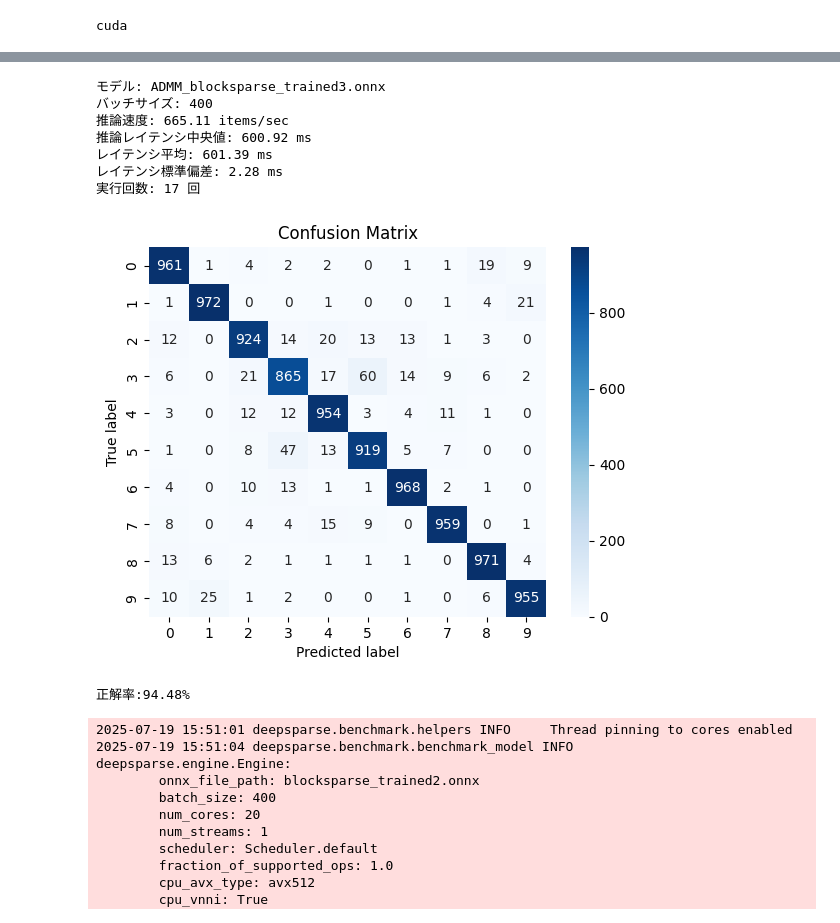
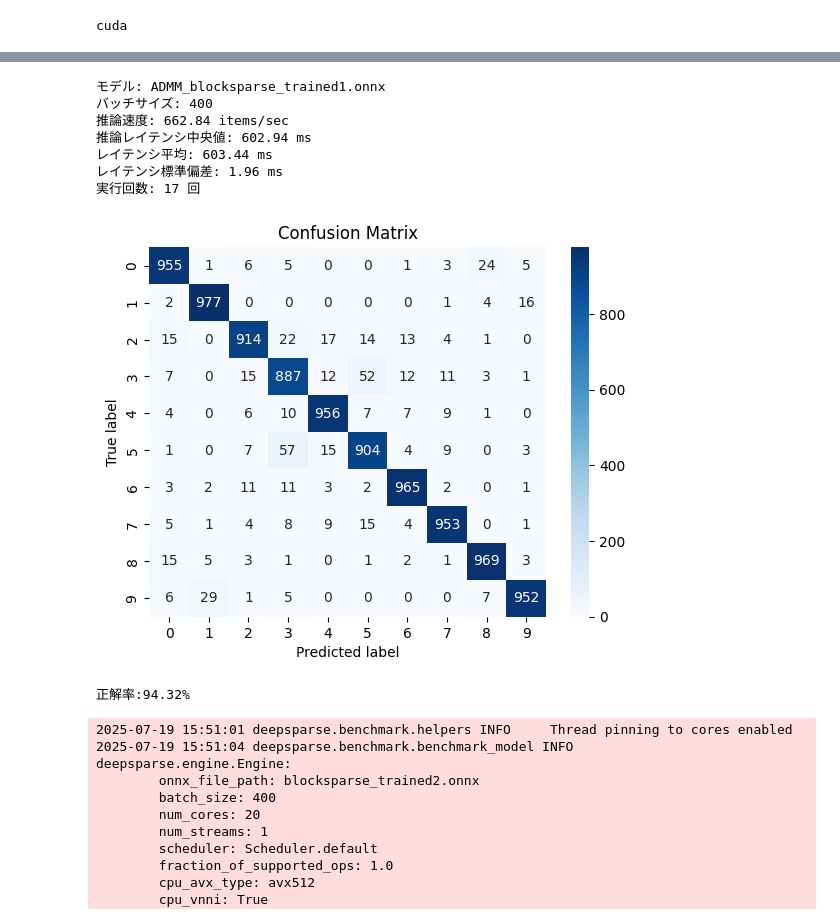
Before and after one commit to Ry0ta3/my-research, a Jupyter notebook: モデルのテスト.ipynb, the cells around one changed output, grey strips where cells are left out. Cells and saved outputs as stored; diff of their text form; code cells hidden in the pictures.

```diff
--- a/モデルのテスト.ipynb
+++ b/モデルのテスト.ipynb
@@ -34,7 +34,7 @@ import seaborn as sns
 from sklearn.metrics import confusion_matrix
 # %%
 # モデル読み込み
-pt_model_path = "ADMM_blocksparse_trained3.pt"   # 測りたいモデルに応じて変える
+pt_model_path = "ADMM_blocksparse_trained1.pt"   # 測りたいモデルに応じて変える
 model = models.resnet18(weights = "IMAGENET1K_V1")
 model.fc = nn.Linear(model.fc.in_features, 10)  # CIFAR-10 にあわせて出力層変更
 model.load_state_dict(torch.load(pt_model_path))
@@ -102,7 +102,7 @@ def accuracy_test(model, test_loader, device):
     print(f'正解率:{CAnumber/cm.sum()*100:.2f}%')
 # %%
 # 推論速度と正解率の表示
-onnx_model_path = "ADMM_blocksparse_trained3.onnx"
+onnx_model_path = "ADMM_blocksparse_trained1.onnx"
 pretty_benchmark(onnx_model_path, batch_size=400)
 accuracy_test(model, testloader, device)
 # %% [output]
@@ -121,12 +122,12 @@ accuracy_test(model, testloader, device)
-モデル: ADMM_blocksparse_trained3.onnx
+モデル: ADMM_blocksparse_trained1.onnx
 バッチサイズ: 400
-推論速度: 665.11 items/sec
-推論レイテンシ中央値: 600.92 ms
-レイテンシ平均: 601.39 ms
-レイテンシ標準偏差: 2.28 ms
+推論速度: 662.84 items/sec
+推論レイテンシ中央値: 602.94 ms
+レイテンシ平均: 603.44 ms
+レイテンシ標準偏差: 1.96 ms
 実行回数: 17 回
-[figure, old version]
+[figure, new version]
-正解率:94.48%
+正解率:94.32%
 # %%
 # 推論速度と正解率の表示
 onnx_model_path = "blocksparse_trained2.onnx"
```
Also changed, not shown: parts of 1 cell of this notebook, 3 other files.
